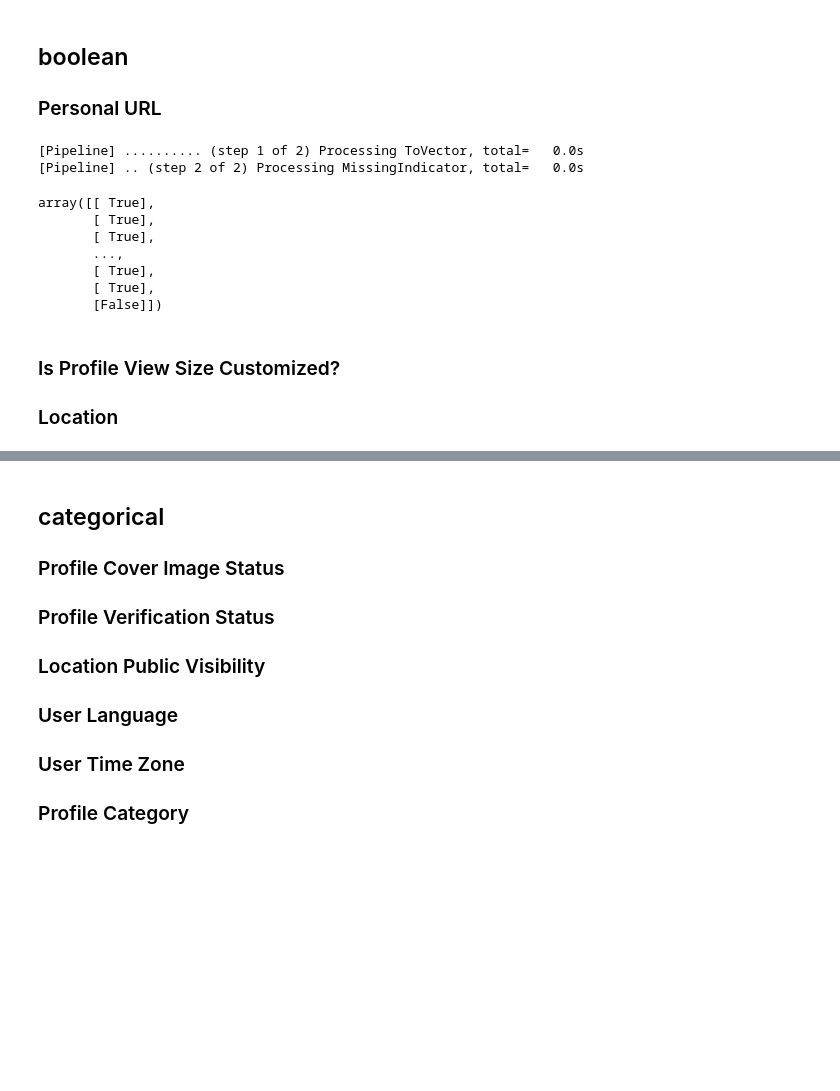
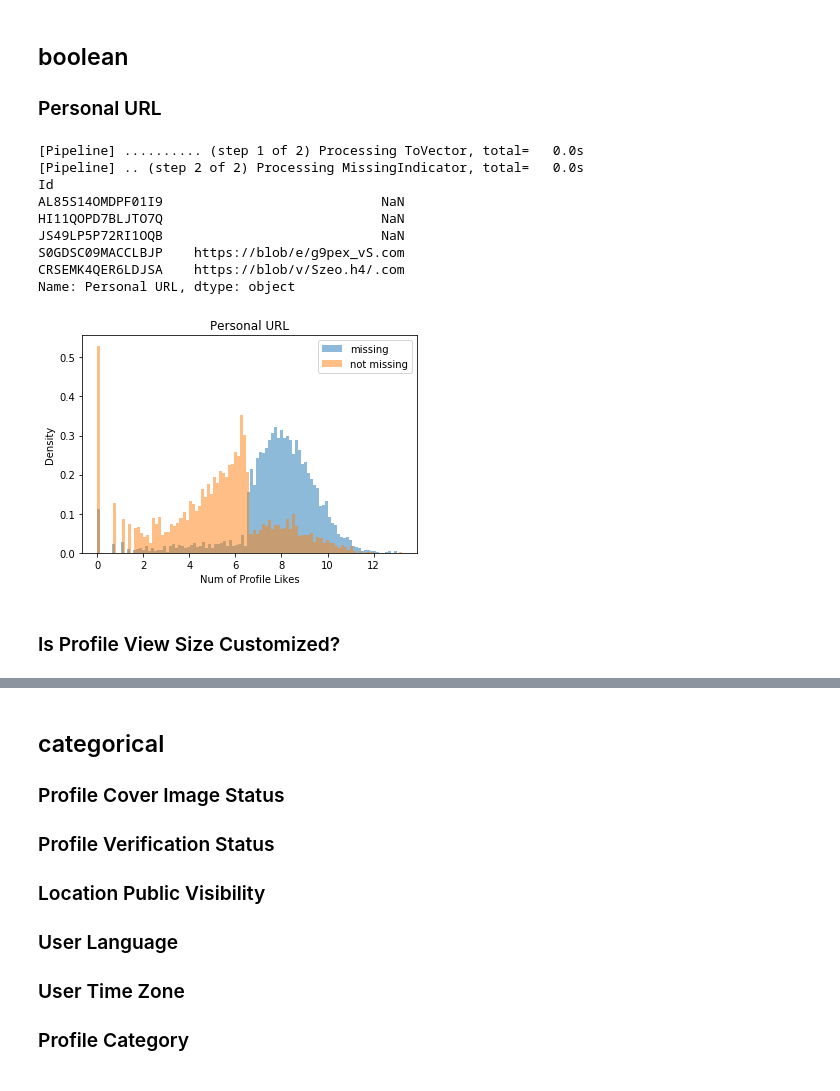
Before and after one commit to ebrunet28/smp, a Jupyter notebook: notebooks/presentation.ipynb, the cells around one changed output, grey strips where cells are left out. Cells and saved outputs as stored; diff of their text form; code cells hidden in the pictures; blank space fills up the shorter version.

Commit message:
added boolean features in presentation

```diff
--- a/notebooks/presentation.ipynb
+++ b/notebooks/presentation.ipynb
@@ -80,21 +83,32 @@ TODO: describe preprocessing
 ## boolean
 
 ### Personal URL
-# %%
-from smp.features.boolean import PersonalURL
-
-PersonalURL().fit_transform(X=loader.train)
-# %% [output]
-[Pipeline] .......... (step 1 of 2) Processing ToVector, total=   0.0s
-[Pipeline] .. (step 2 of 2) Processing MissingIndicator, total=   0.0s
-array([[ True],
-       [ True],
-       [ True],
-       ...,
-       [ True],
-       [ True],
-       [False]])
+# %%
+from smp.features.boolean import PersonalURL
+
+feature = PersonalURL()
+X = feature.fit_transform(X=loader.train)
+y = np.log(1 + loader.train["Num of Profile Likes"])
+
+print(loader.train[feature.var_name].head(5))
+
+_ = plt.hist(y[X.reshape(-1)], bins=100, alpha=0.5, density=True, label="missing")
+_ = plt.hist(y[~X.reshape(-1)], bins=100, alpha=0.5, density=True, label="not missing")
+
+_ = plt.title(feature.var_name)
+_ = plt.xlabel("Num of Profile Likes")
+_ = plt.ylabel("Density")
+_ = plt.legend()
+# %% [output]
+[Pipeline] .......... (step 1 of 2) Processing ToVector, total=   0.0s
+[Pipeline] .. (step 2 of 2) Processing MissingIndicator, total=   0.0s
+Id
+AL85S14OMDPF01I9                            NaN
+HI11QOPD7BLJTO7Q                            NaN
+JS49LP5P72RI1OQB                            NaN
+S0GDSC09MACCLBJP    https://blob/e/g9pex_vS.com
+CRSEMK4QER6LDJSA    https://blob/v/Szeo.h4/.com
+Name: Personal URL, dtype: object
+[figure, added]
 # %% [markdown]
 ### Is Profile View Size Customized?
-
-### Location
```
Also changed, not shown: parts of 4 cells of this notebook.
